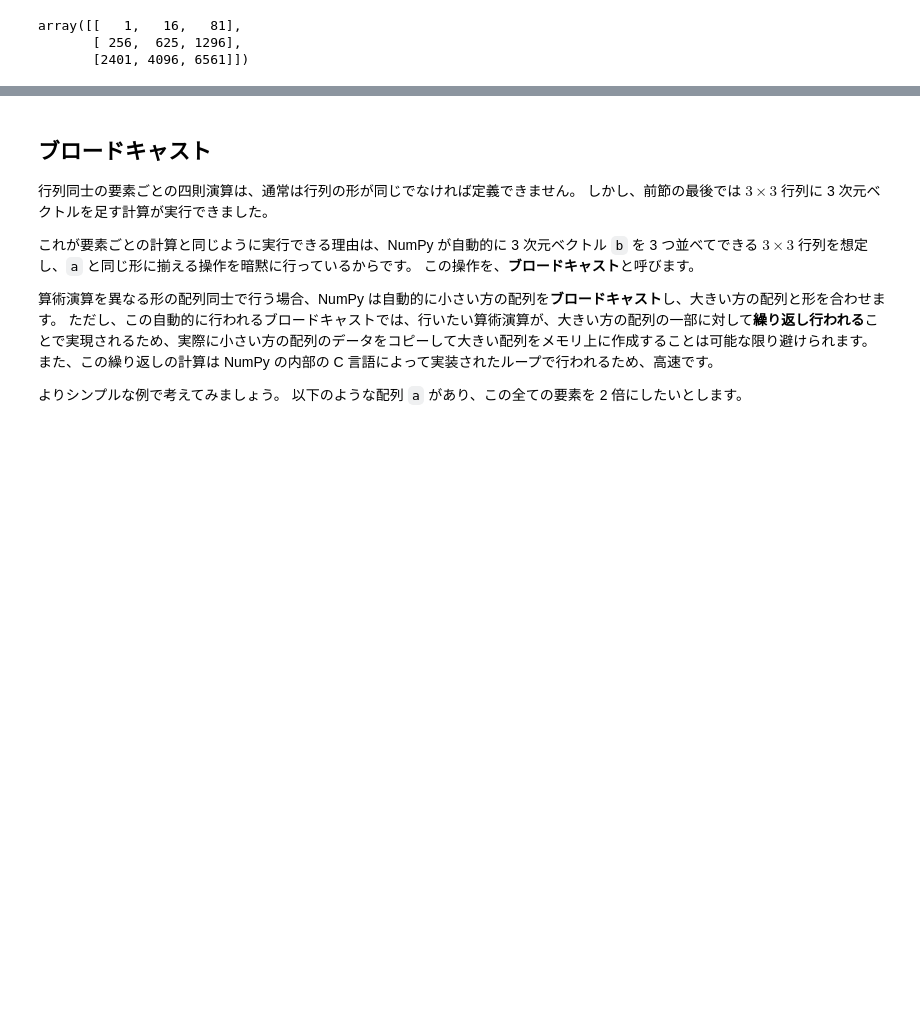
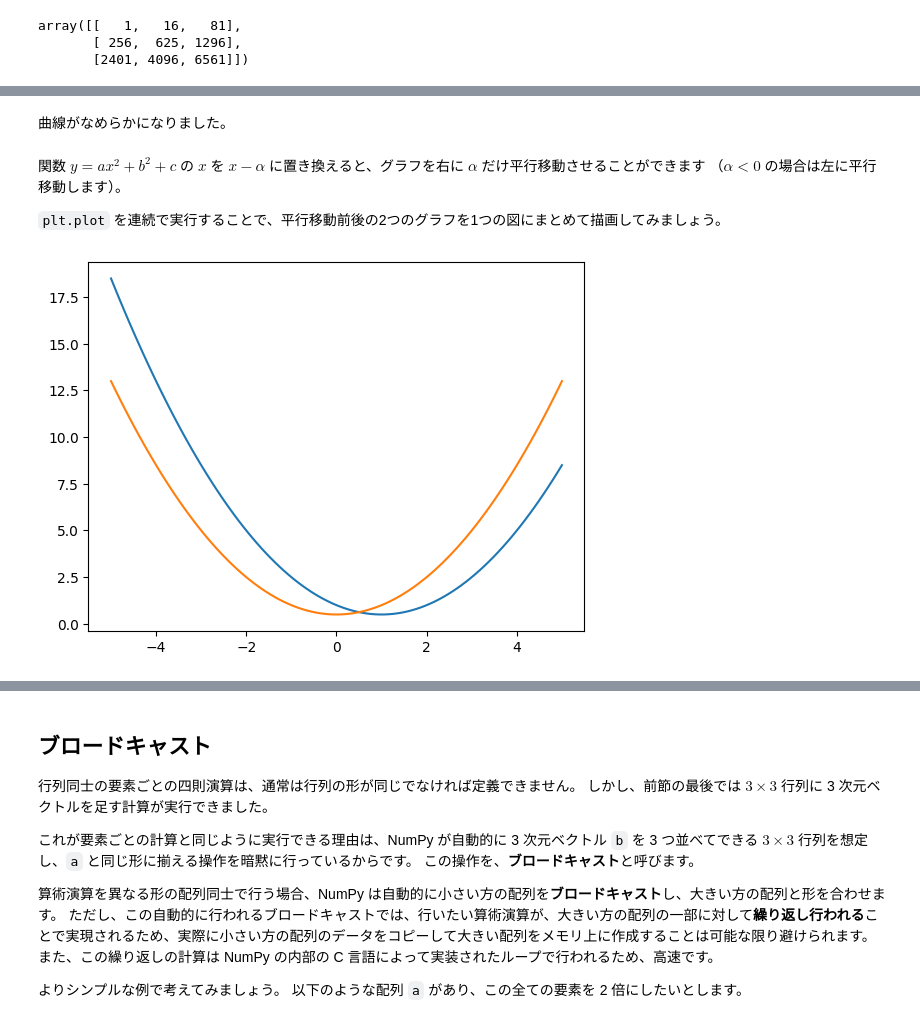
Before and after one commit to ykinolab-tokai/initial-training-2024, a Jupyter notebook: text/03_Elementary_Math_and_NumPy.ipynb, the cells around one changed output, grey strips where cells are left out. Saved outputs shown, nothing was run; the diff lists cells and outputs as text; code cells hidden in the pictures; blank space fills up the shorter version.

```diff
--- a/text/03_Elementary_Math_and_NumPy.ipynb
+++ b/text/03_Elementary_Math_and_NumPy.ipynb
@@ -432,0 +495,19 @@ plt.scatter(x, y) # 散布図グラフを描画
+# %% [markdown]
+曲線がなめらかになりました。
+# %% [markdown]
+関数 $y = ax^2 + b^2 + c$ の $x$ を $x - \alpha$ に置き換えると、グラフを右に $\alpha$ だけ平行移動させることができます
+（$\alpha < 0$ の場合は左に平行移動します）。
+
+`plt.plot` を連続で実行することで、平行移動前後の2つのグラフを1つの図にまとめて描画してみましょう。
+# %%
+alpha = -1
+
+x = np.linspace(-5, 5, 100)
+y1 = a * x**2 + b * x + c
+y2 = a * (x - alpha) **2 + b * (x - alpha) + c
+
+plt.plot(x, y1)
+plt.plot(x, y2)
+plt.show()
+# %% [output]
+[figure, added]
```
Also changed, not shown: parts of 19 cells of this notebook.
